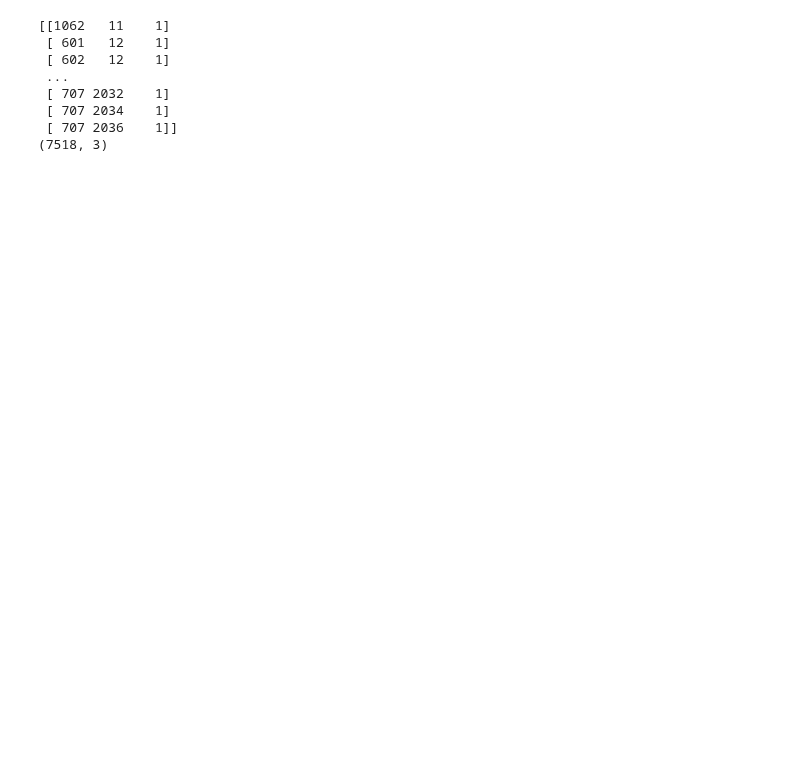
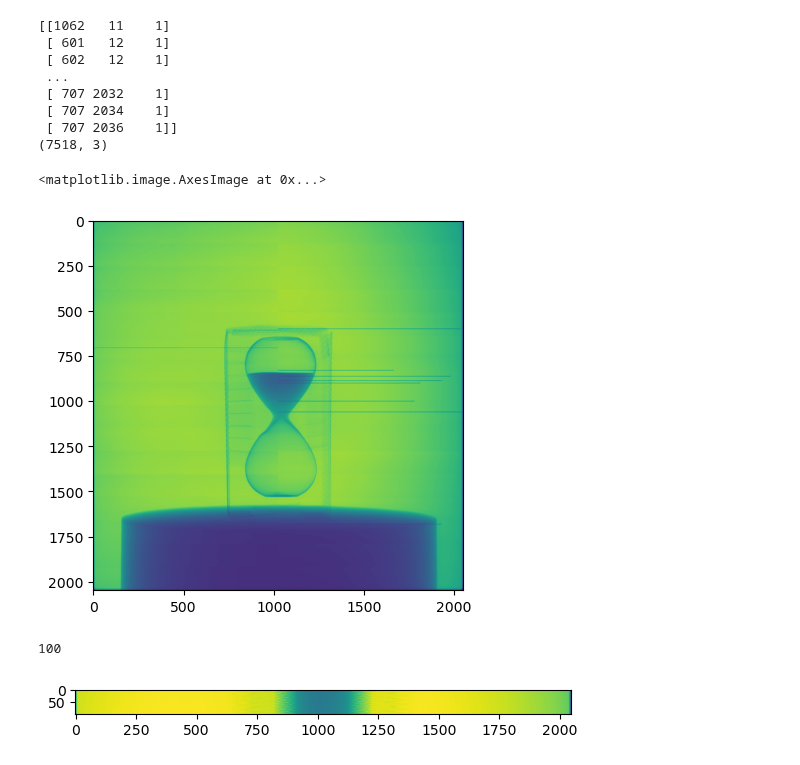
Before and after one commit to RubenDragland/4D_CT, a Jupyter notebook: CT/cil_testing.ipynb, the cells around one changed output. Saved outputs shown, nothing was run; the diff lists cells and outputs as text; code cells hidden in the pictures; blank space fills up the shorter version.

Commit message:
Clean up test

```diff
--- a/CT/cil_testing.ipynb
+++ b/CT/cil_testing.ipynb
@@ -69,8 +69,8 @@ golden_geometry.rotDetector = np.array([270/180 * np.pi, 0, 0])  # Rotation of d
 root = r"C:\Users\Bruker\OneDrive\Dokumenter\NTNU\4D_CT\Data sets\GoldenPreTest"
 o_root = r"C:\Users\Bruker\OneDrive\Dokumenter\NTNU\4D_CT\Data sets\ProcessedProjections"
 exp_name = "test_timeglass_130223_GoldenAngle-radio_"
-number_of_projections = 2
-geometry = golden_geometry
+number_of_projections = 100
+geometry = r"C:\Users\Bruker\OneDrive\Dokumenter\NTNU\4D_CT\Data sets\GoldenPreTest\defective_pixels.defect" #golden_geometry
 metallic_mean_n = 1
 rotation = 270
 # %%
@@ -80,7 +80,7 @@ eq_golden_projections = pre.ProjectionsEQNR(
     o_root,
     number_of_projections,
     correction_parent=root,
-    geometry=golden_geometry,
+    geometry=None,
     metallic_mean_n=metallic_mean_n,
     rotation=rotation,
     roi=(1024, 1024),
@@ -112,3 +112,28 @@ print(panda_arr.shape)
  [ 707 2034    1]
  [ 707 2036    1]]
 (7518, 3)
+# %%
+im0 = eq_golden_projections.load_tif(eq_golden_projections.p_roots[0])
+im0 = eq_golden_projections.rotate_projection(im0)
+# %%
+plt.imshow(im0)
+# %% [output]
+<matplotlib.image.AxesImage at 0x...>
+[figure, added]
+# %%
+centre_slice = np.zeros(
+            (
+                len(eq_golden_projections.angles),
+                1,
+                im0.shape[-1],
+            )
+        )
+for i, p_root in enumerate(eq_golden_projections.p_roots):
+    centre_slice[i,:,:] = eq_golden_projections.rotate_projection(eq_golden_projections.load_tif(p_root))[im0.shape[0] // 2 -100, :]
+
+print(len(eq_golden_projections.angles))
+plt.imshow(centre_slice[:,0,:])
+plt.show()
+# %% [output]
+100
+[figure, added]
```
Also changed, not shown: parts of 2 cells of this notebook, 11 other files.
